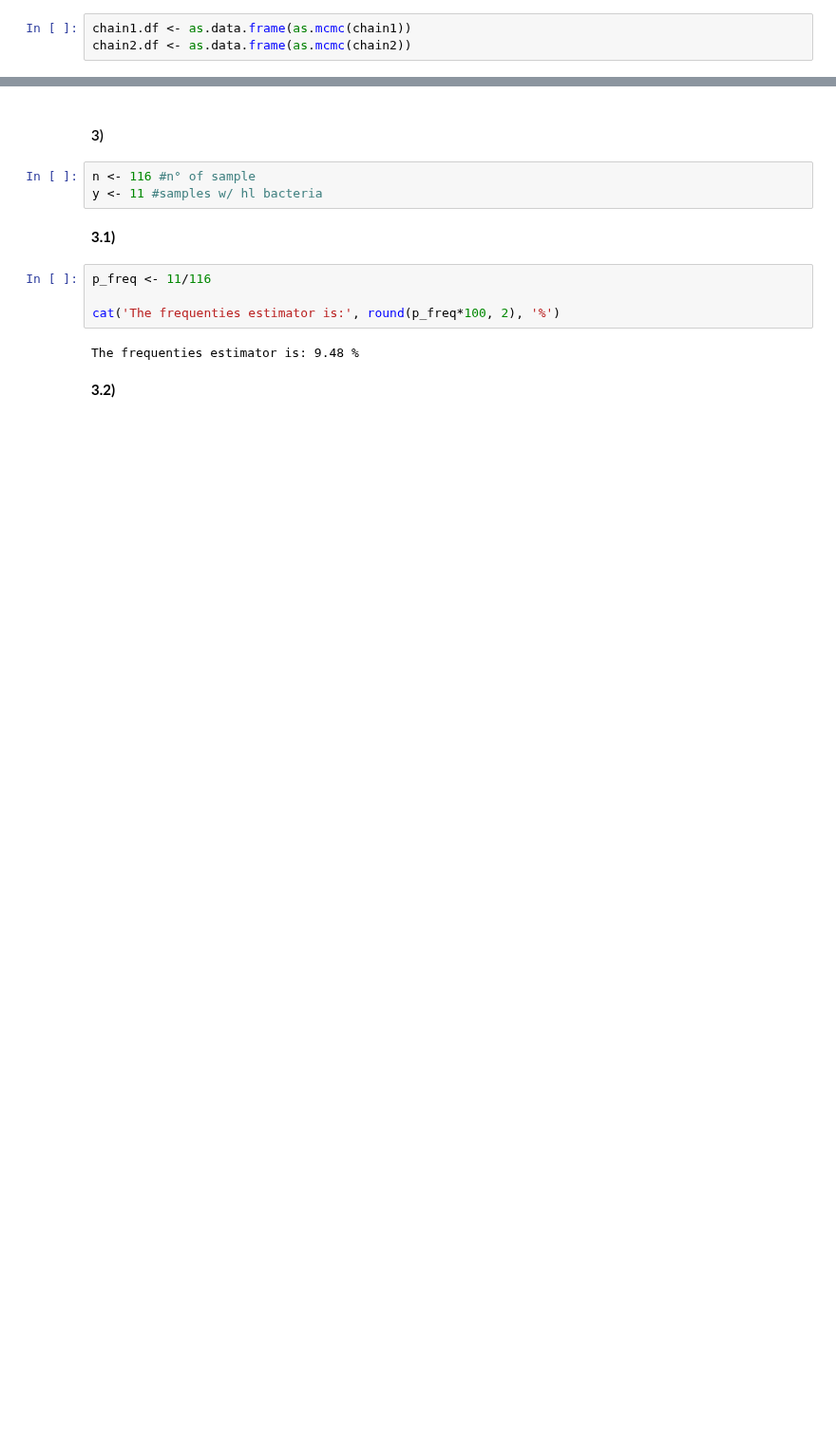
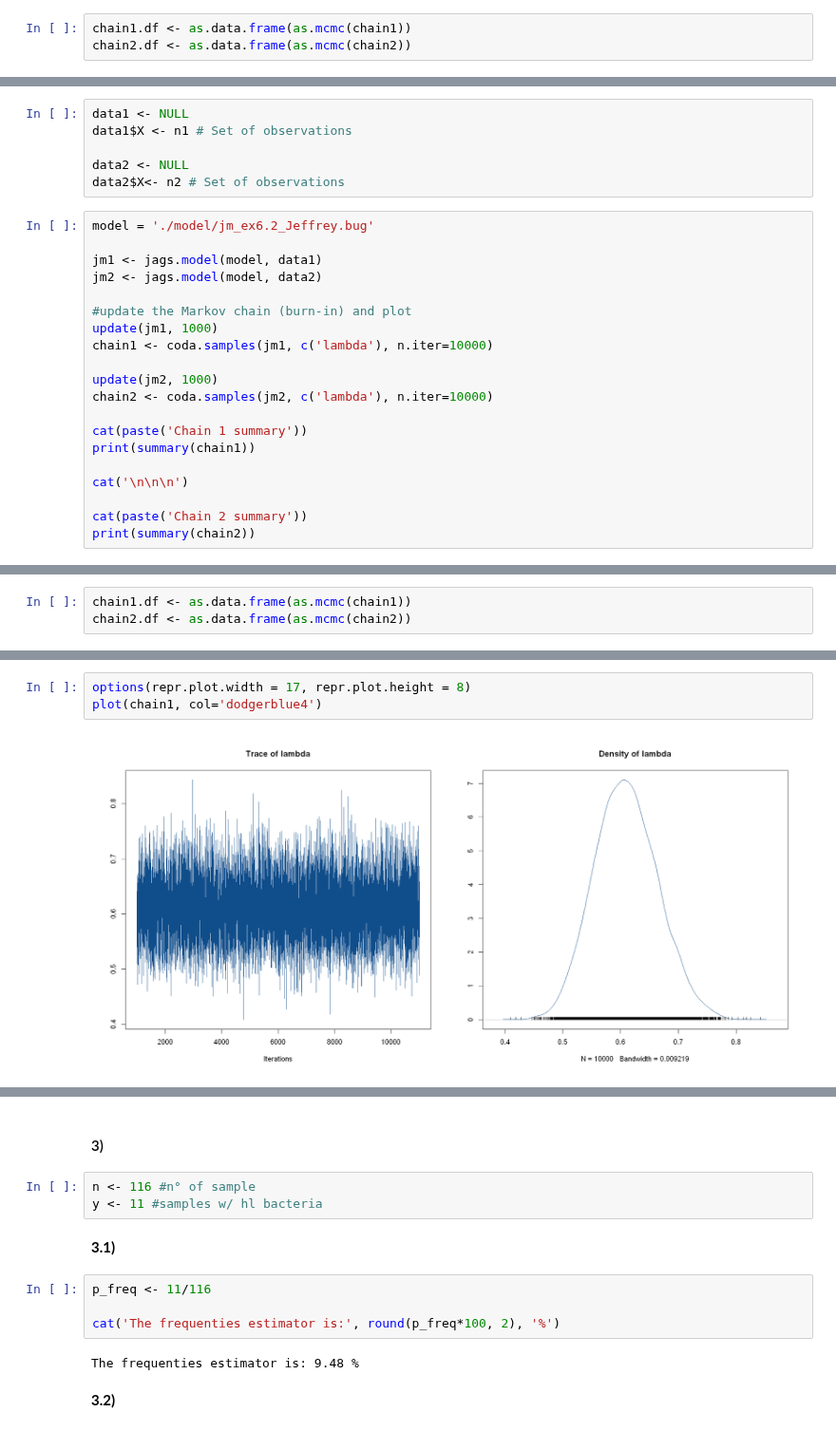
Before and after one commit to Berto70/advstat, a Jupyter notebook: ex6/JAGS/Bertinelli_Gabriele_Rlab06.ipynb, the cells around one changed output, grey strips where cells are left out. Shown at 95% size. Drawn from its saved outputs; the diff is of its cells as text; blank space fills up the shorter version.

```diff
--- a/ex6/JAGS/Bertinelli_Gabriele_Rlab06.ipynb
+++ b/ex6/JAGS/Bertinelli_Gabriele_Rlab06.ipynb
@@ -333,0 +334,26 @@ plot(chain2, col='firebrick3')
+# %%
+data1 <- NULL
+data1$X <- n1 # Set of observations
+
+data2 <- NULL
+data2$X<- n2 # Set of observations
+# %%
+model = './model/jm_ex6.2_Jeffrey.bug'
+
+jm1 <- jags.model(model, data1)
+jm2 <- jags.model(model, data2)
+
+#update the Markov chain (burn-in) and plot
+update(jm1, 1000)
+chain1 <- coda.samples(jm1, c('lambda'), n.iter=10000)
+
+update(jm2, 1000)
+chain2 <- coda.samples(jm2, c('lambda'), n.iter=10000)
+
+cat(paste('Chain 1 summary'))
+print(summary(chain1))
+
+cat('\n\n\n')
+
+cat(paste('Chain 2 summary'))
+print(summary(chain2))
@@ -333,0 +378,3 @@ plot(chain2, col='firebrick3')
+# %%
+chain1.df <- as.data.frame(as.mcmc(chain1))
+chain2.df <- as.data.frame(as.mcmc(chain2))
@@ -333,0 +405,5 @@ plot(chain2, col='firebrick3')
+# %%
+options(repr.plot.width = 17, repr.plot.height = 8)
+plot(chain1, col='dodgerblue4')
+# %% [output]
+[figure, added]
```
Also changed, not shown: parts of 15 cells of this notebook.
